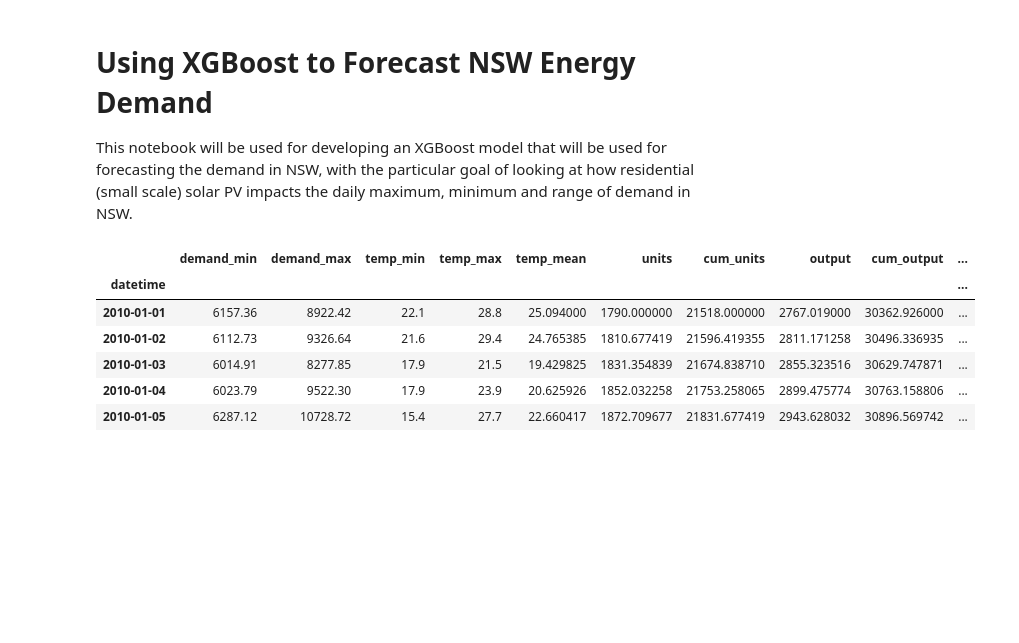
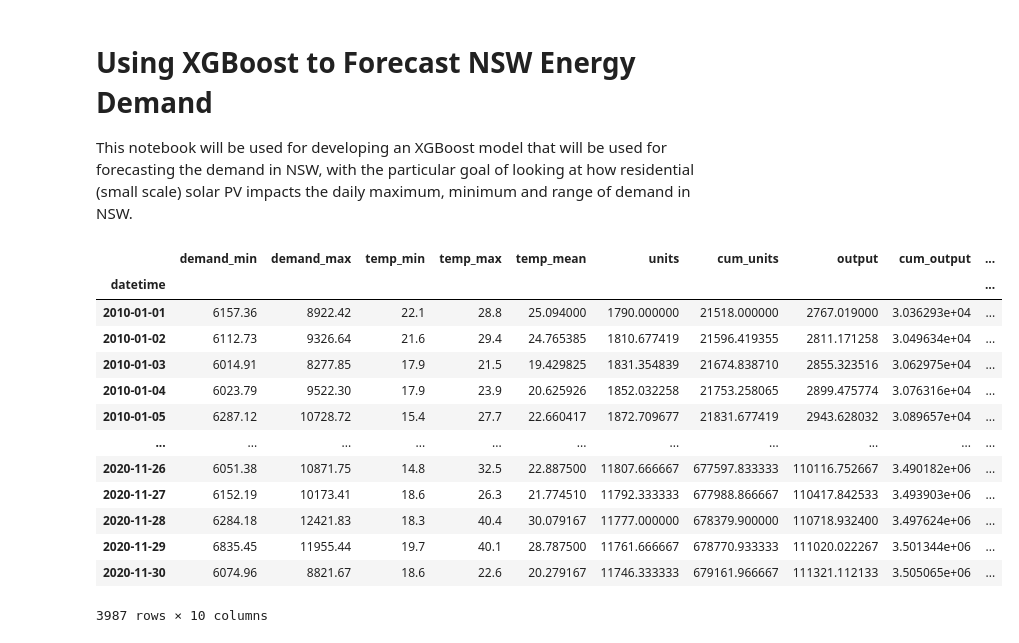
Before and after one commit to dmc-au/Team-A---Impacts-of-Household-PV-on-Grid-Demand, a Jupyter notebook: src/XGB_Modelling.ipynb, the cells around one changed output. Cells and saved outputs as stored; diff of their text form; code cells hidden in the pictures; blank space fills up the shorter version.

```diff
--- a/src/XGB_Modelling.ipynb
+++ b/src/XGB_Modelling.ipynb
@@ -16,18 +16,25 @@ sns.set_theme()
 # %%
 # read in data
 df = pd.read_csv('../data/raw/all_data.csv')
 df['datetime'] = pd.to_datetime(df['datetime'])
 df.set_index('datetime', inplace=True)
 df.sort_index()
-df.head()
+df
 # %% [output]
 |  | demand_min | demand_max | temp_min | temp_max | temp_mean | units | cum_units | output | cum_output | ... |
 | datetime |  |  |  |  |  |  |  |  |  | ... |
-| 2010-01-01 | 6157.36 | 8922.42 | 22.1 | 28.8 | 25.094000 | 1790.000000 | 21518.000000 | 2767.019000 | 30362.926000 | ... |
-| 2010-01-02 | 6112.73 | 9326.64 | 21.6 | 29.4 | 24.765385 | 1810.677419 | 21596.419355 | 2811.171258 | 30496.336935 | ... |
-| 2010-01-03 | 6014.91 | 8277.85 | 17.9 | 21.5 | 19.429825 | 1831.354839 | 21674.838710 | 2855.323516 | 30629.747871 | ... |
-| 2010-01-04 | 6023.79 | 9522.30 | 17.9 | 23.9 | 20.625926 | 1852.032258 | 21753.258065 | 2899.475774 | 30763.158806 | ... |
-| 2010-01-05 | 6287.12 | 10728.72 | 15.4 | 27.7 | 22.660417 | 1872.709677 | 21831.677419 | 2943.628032 | 30896.569742 | ... |
+| 2010-01-01 | 6157.36 | 8922.42 | 22.1 | 28.8 | 25.094000 | 1790.000000 | 21518.000000 | 2767.019000 | 3.036293e+04 | ... |
+| 2010-01-02 | 6112.73 | 9326.64 | 21.6 | 29.4 | 24.765385 | 1810.677419 | 21596.419355 | 2811.171258 | 3.049634e+04 | ... |
+| 2010-01-03 | 6014.91 | 8277.85 | 17.9 | 21.5 | 19.429825 | 1831.354839 | 21674.838710 | 2855.323516 | 3.062975e+04 | ... |
+| 2010-01-04 | 6023.79 | 9522.30 | 17.9 | 23.9 | 20.625926 | 1852.032258 | 21753.258065 | 2899.475774 | 3.076316e+04 | ... |
+| 2010-01-05 | 6287.12 | 10728.72 | 15.4 | 27.7 | 22.660417 | 1872.709677 | 21831.677419 | 2943.628032 | 3.089657e+04 | ... |
+| ... | ... | ... | ... | ... | ... | ... | ... | ... | ... | ... |
+| 2020-11-26 | 6051.38 | 10871.75 | 14.8 | 32.5 | 22.887500 | 11807.666667 | 677597.833333 | 110116.752667 | 3.490182e+06 | ... |
+| 2020-11-27 | 6152.19 | 10173.41 | 18.6 | 26.3 | 21.774510 | 11792.333333 | 677988.866667 | 110417.842533 | 3.493903e+06 | ... |
+| 2020-11-28 | 6284.18 | 12421.83 | 18.3 | 40.4 | 30.079167 | 11777.000000 | 678379.900000 | 110718.932400 | 3.497624e+06 | ... |
+| 2020-11-29 | 6835.45 | 11955.44 | 19.7 | 40.1 | 28.787500 | 11761.666667 | 678770.933333 | 111020.022267 | 3.501344e+06 | ... |
+| 2020-11-30 | 6074.96 | 8821.67 | 18.6 | 22.6 | 20.279167 | 11746.333333 | 679161.966667 | 111321.112133 | 3.505065e+06 | ... |
+3987 rows × 10 columns
 # %%
 def create_date_predictors(dataframe):
     df = dataframe.copy()
```
Also changed, not shown: parts of 14 cells of this notebook.
